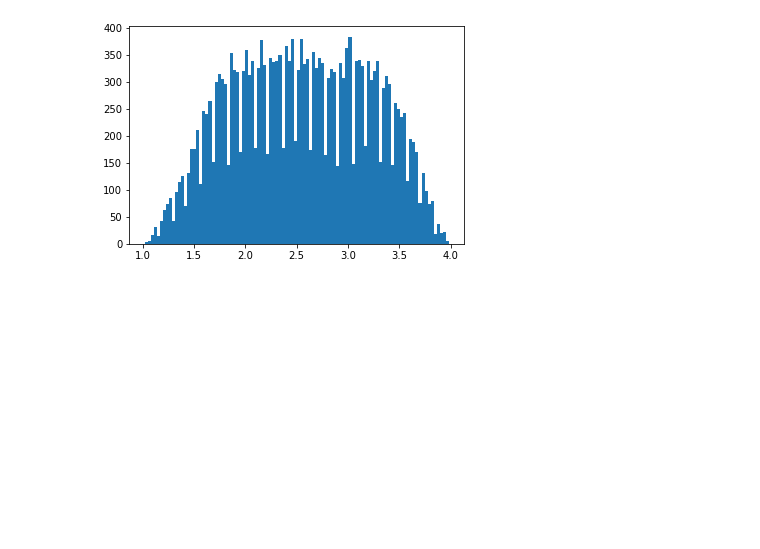
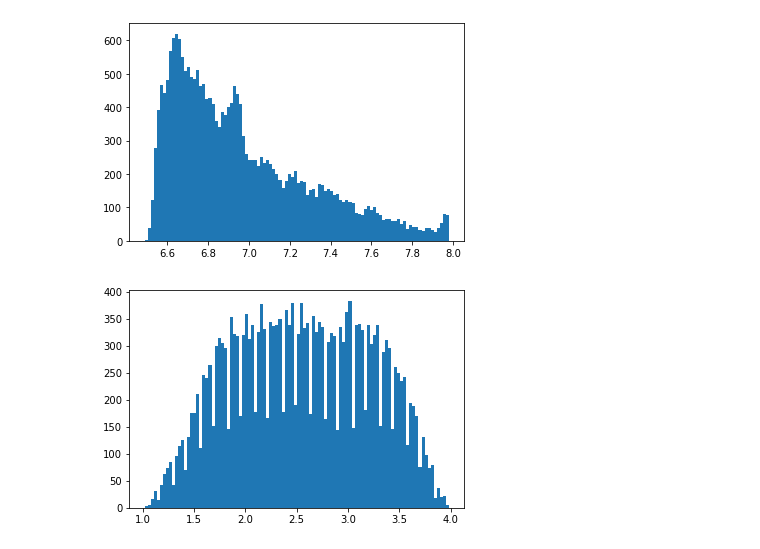
Before and after one commit to andyPhysics/CosmicRay, a Jupyter notebook: NN/Composition.ipynb, the cells around one changed output. Cells and saved outputs as stored; diff of their text form; code cells hidden in the pictures; blank space fills up the shorter version.

```diff
--- a/NN/Composition.ipynb
+++ b/NN/Composition.ipynb
@@ -64,6 +69,11 @@ def Energy_model(df):
     return output
 # %%
 energy_data = Energy_model(data)
+# %%
+plt.hist(energy_data,bins=100)
+plt.show()
+# %% [output]
+[figure, added]
 # %%
 plt.hist(mass_data,bins=100)
 plt.show()
```
Also changed, not shown: parts of 24 cells of this notebook, 1 other file.
